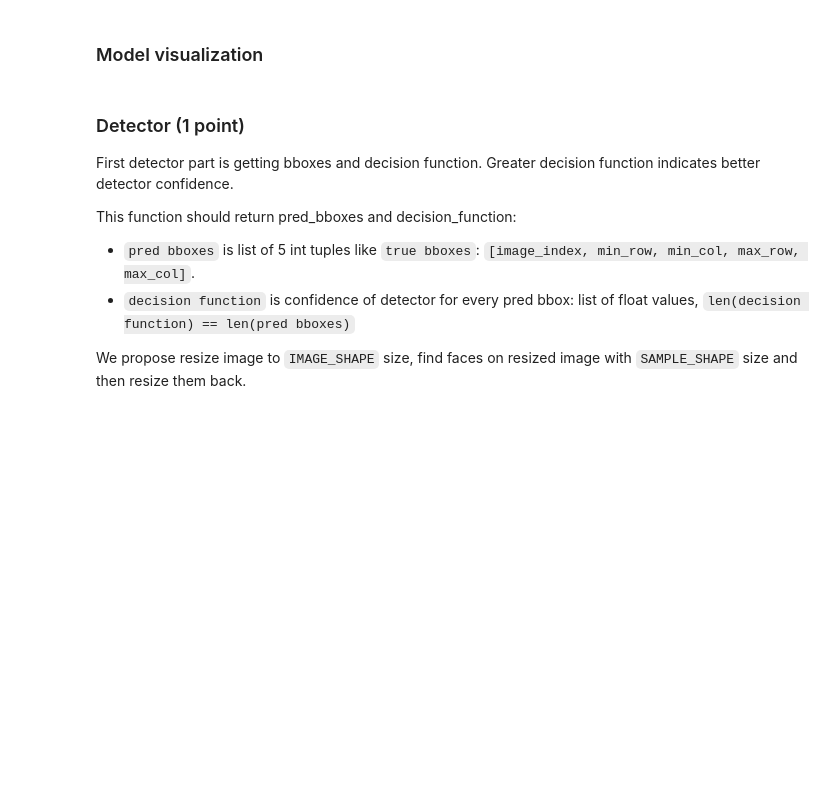
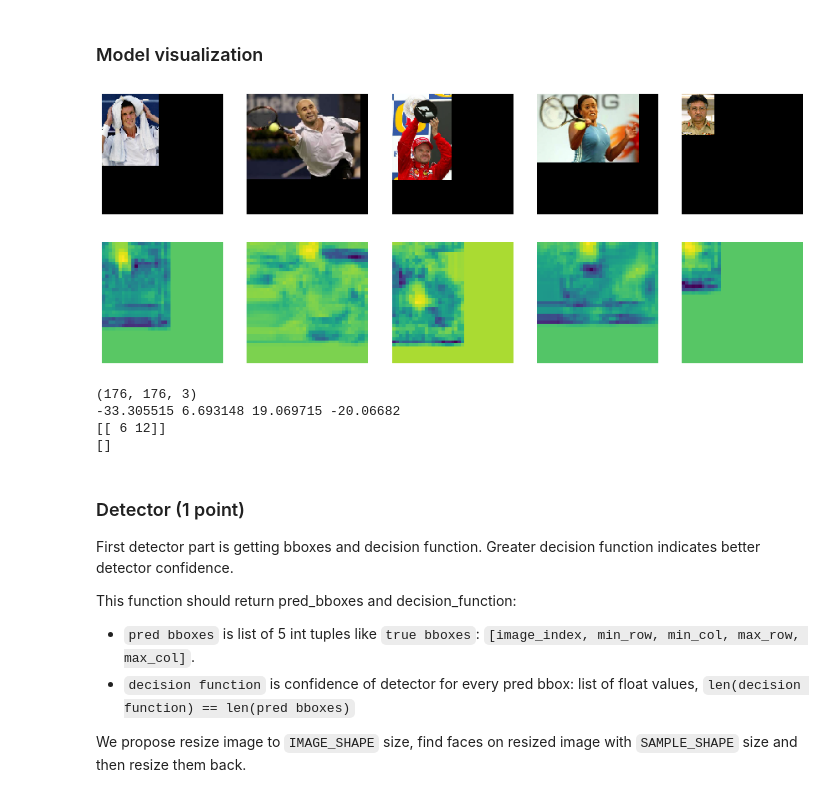
Before and after one commit to cr-bharath/Deep-learning-in-Computer-Vision-Coursera, a Jupyter notebook: Week3/Face_Detection.ipynb, the cells around one changed output. Cells and saved outputs as stored; diff of their text form; code cells hidden in the pictures; blank space fills up the shorter version.

```diff
--- a/Week3/Face_Detection.ipynb
+++ b/Week3/Face_Detection.ipynb
@@ -326,10 +311,16 @@ def generate_model(sample_shape):
     x = inputs = Input(shape=sample_shape)
 
     # Write code here
-    # ...
-
+    conv1 = Conv2D(6,3,activation='relu',input_shape=(32,32,3))(inputs)
+    max_pool1 = MaxPooling2D()(conv1)
+    conv2 = Conv2D(16,3,activation='relu')(max_pool1)
+    max_pool2 = MaxPooling2D()(conv2)
+    flatten = Flatten()(max_pool2)
+    dense1 = Dense(512,activation='relu')(flatten)
+    dense2 = Dense(84,activation='relu')(dense1)
+    dense3 = Dense(10,activation='relu')(dense2)
     # This creates a model
-    predictions = Dense(2, activation='softmax')(x)
+    predictions = Dense(2, activation='softmax')(dense3)
     return Model(inputs=inputs, outputs=predictions)
 
 model = generate_model(SAMPLE_SHAPE)
@@ -352,7 +363,7 @@ Use `model.load_weights(fname)` to load best weights.
 If you use Windows and Model Checkpoint doesn't work on your configuration, you should implement [your own Callback](https://keras.io/callbacks/#create-a-callback) to save best weights in memory and then load it back.
 # %%
 def get_checkpoint():
-    return "data/checkpoints/lenet-24-0.06.hdf5"
+    return "data/checkpoints/lenet-45-0.06.hdf5"
 
 model.load_weights(get_checkpoint())
 # %% [markdown]
@@ -407,10 +418,17 @@ def generate_fcnn_model(image_shape):
     x = inputs = Input(image_shape)
 
     # Write code here
-    # ...
-
+    conv1 = Conv2D(6,3,activation='relu',input_shape=(176,176,3))(inputs)
+    max_pool1 = MaxPooling2D()(conv1)
+    conv2 = Conv2D(16,3,activation='relu')(max_pool1)
+    max_pool2 = MaxPooling2D()(conv2)
+    dense1 = Conv2D(512,(6,6),activation='relu')(max_pool2)
+    dense2 = Conv2D(84,(1,1),activation='relu')(dense1)
+    dense3 = Conv2D(10,(1,1),activation='relu')(dense2)
     # This creates a model
-    predictions = Conv2D(2, (1, 1), activation='linear')(x)
+    #predictions = Dense(2, activation='softmax')(dense3)
+    # This creates a model
+    predictions = Conv2D(2, (1, 1), activation='linear')(dense3)
     return Model(inputs=inputs, outputs=predictions)
 
 fcnn_model = generate_fcnn_model(IMAGE_SHAPE)
@@ -446,3 +463,23 @@ visualize_heatmap(val_images, predictions[:, :, :, 1])
+# %%
+from scipy import ndimage as ndi
+predictions = fcnn_model.predict(np.array(val_images))
+visualize_heatmap(val_images[31:36], predictions[31:36, :, :, 1])
+image = predictions[26,:,:,1]
+print(val_images[26].shape)
+print(image[17,23],image[15,13],image[6,10],image[2,13])
+print(peak_local_max(image,exclude_border=False,threshold_rel=0.9))
+# print(np.where(image==image.max()))
+coord = (peak_local_max(image,exclude_border=False,min_distance=16,threshold_rel=0.9))
+image_gaus = skimage.filters.gaussian(image,sigma=16)
+print(peak_local_max(image_gaus,exclude_border=False,threshold_rel=0.9))
+# img_max = ndi.maximum_filter(image_gaus,size=16)
+# print(np.where((image > 0.5) & (image_gaus==img_max)))
+# %% [output]
+[figure, added]
+(176, 176, 3)
+-33.305515 6.693148 19.069715 -20.06682
+[[ 6 12]]
+[]
 # %% [markdown]
 ### Detector (1 point)
 
```
Also changed, not shown: parts of 23 cells of this notebook.
